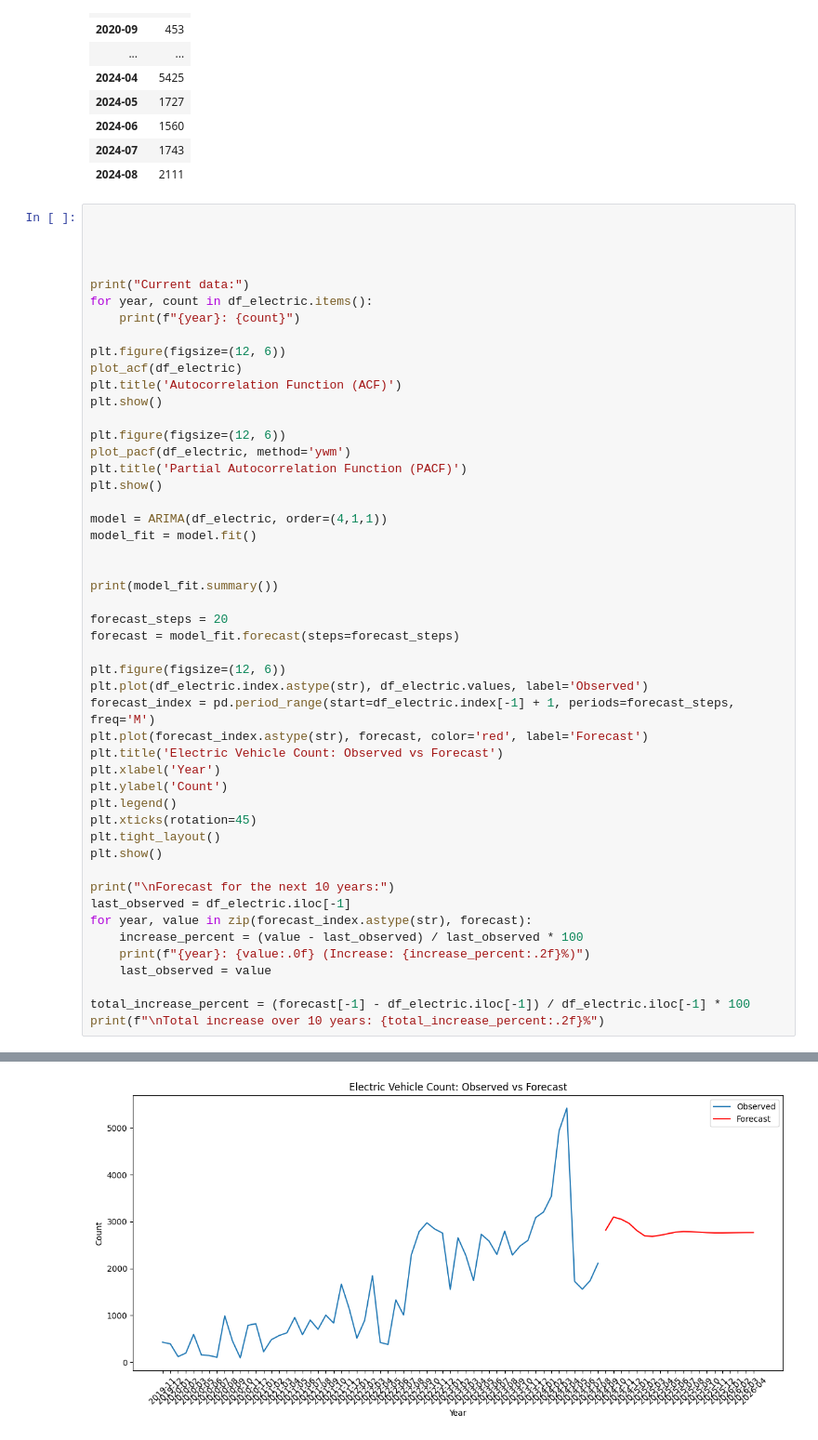
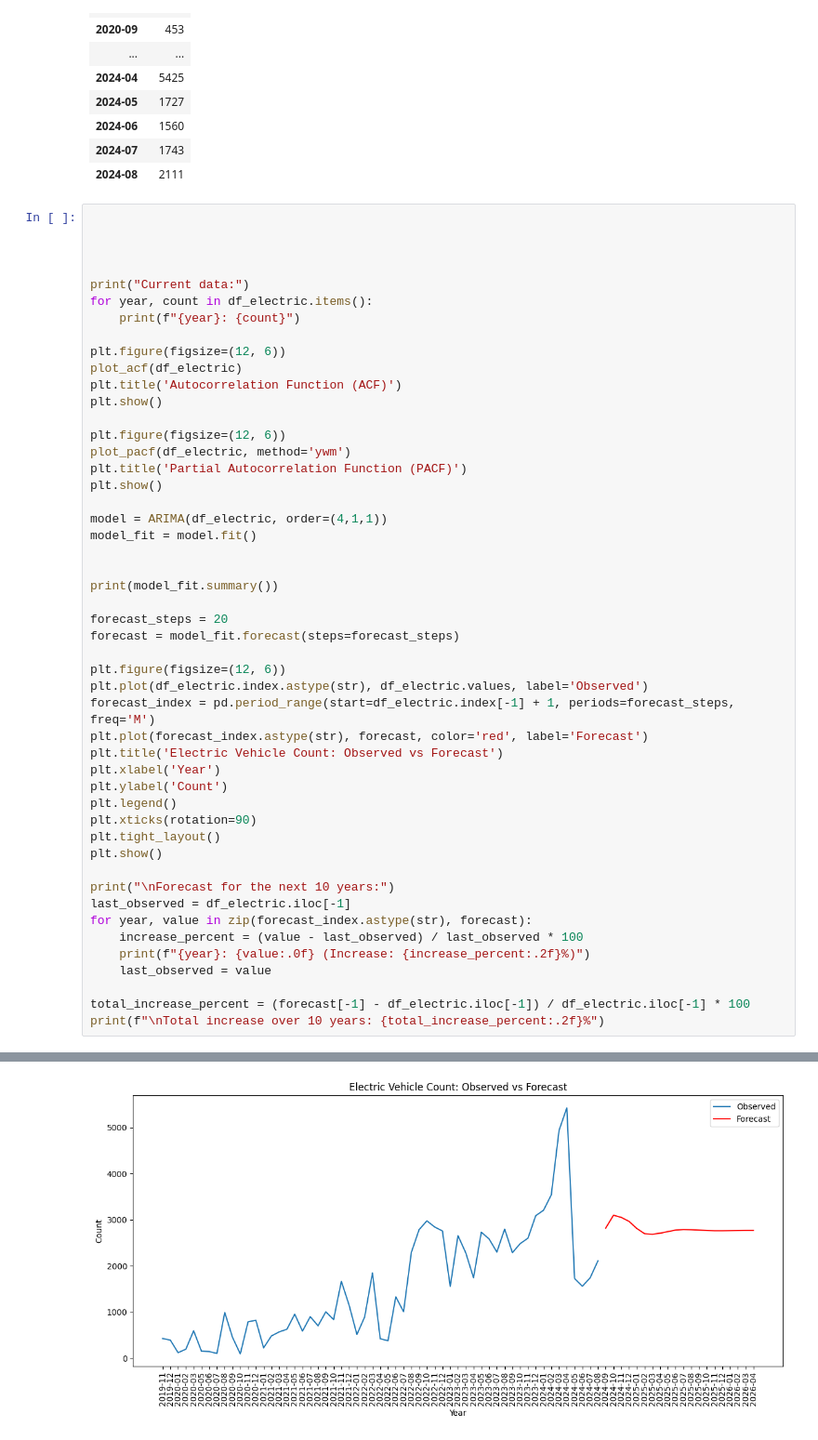
Before and after one commit to lilyleungch/erbscope99, a Jupyter notebook: data_cleansing/KK_HK_Data/modeling.ipynb, the cells around one changed output, grey strips where cells are left out. Shown at 93% size. Cells and saved outputs as stored; diff of their text form.

Commit message:
modeling graph update

```diff
--- a/data_cleansing/KK_HK_Data/modeling.ipynb
+++ b/data_cleansing/KK_HK_Data/modeling.ipynb
@@ -109,7 +109,7 @@ plt.title('Electric Vehicle Count: Observed vs Forecast')
 plt.xlabel('Year')
 plt.ylabel('Count')
 plt.legend()
-plt.xticks(rotation=45)
+plt.xticks(rotation=90)
 plt.tight_layout()
 plt.show()
 
@@ -153,14 +153,14 @@ Time:                        14:13:09   BIC                            913.716
 Sample:                    11-30-2019   HQIC                           906.276
                          - 08-31-2024
 Covariance Type:                  opg
 ==============================================================================
                  coef    std err          z      P>|z|      [0.025      0.975]
 ------------------------------------------------------------------------------
 ... (11 lines left out)
 ===================================================================================
 
 Warnings:
 [1] Covariance matrix calculated using the outer product of gradients (complex-step).
-[figure, old version]
+[figure, new version]
 Forecast for the next 10 years:
 TypeError: unsupported format string passed to Series.__format__
```
Also changed, not shown: parts of 1 cell of this notebook, 3 other files.
